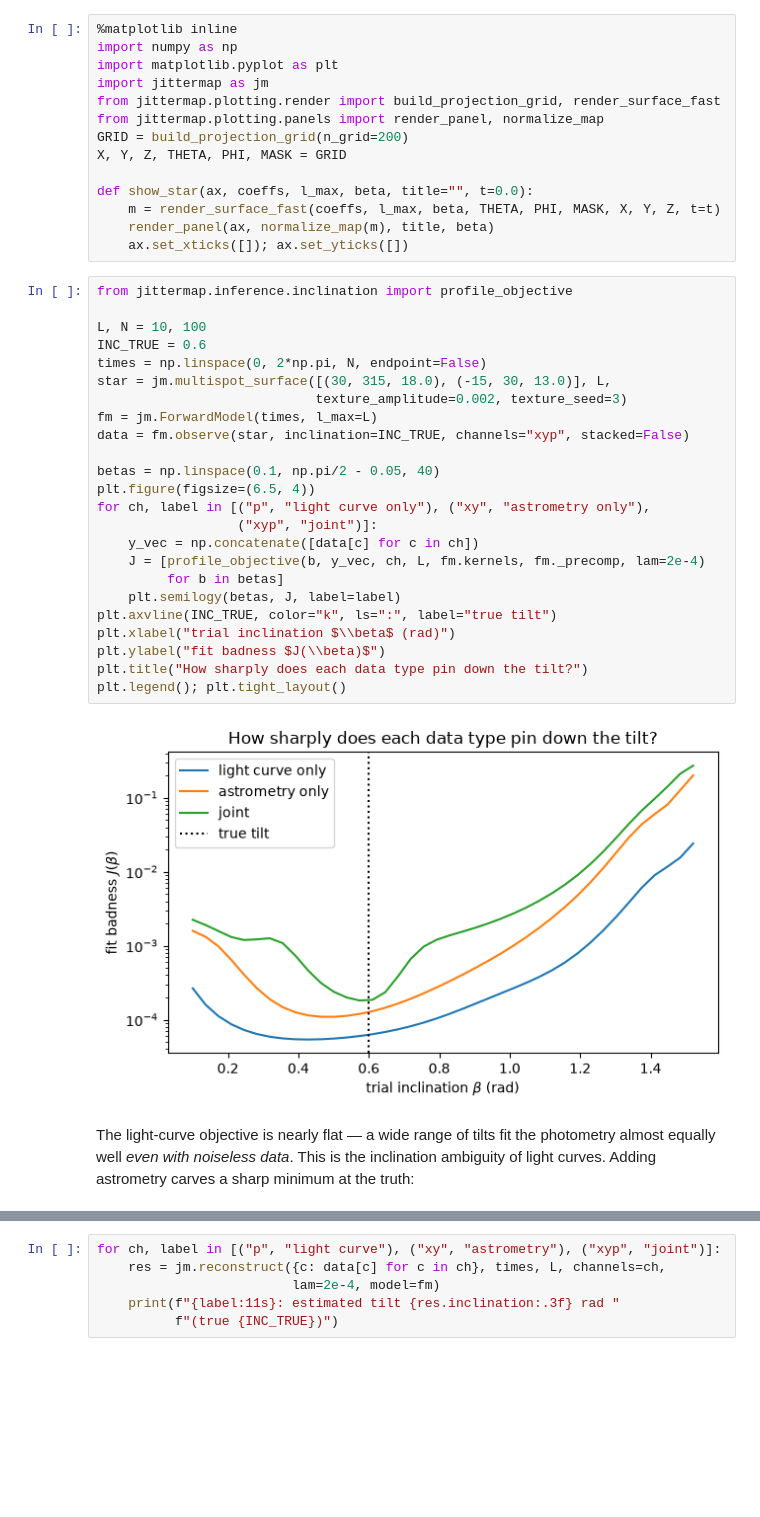
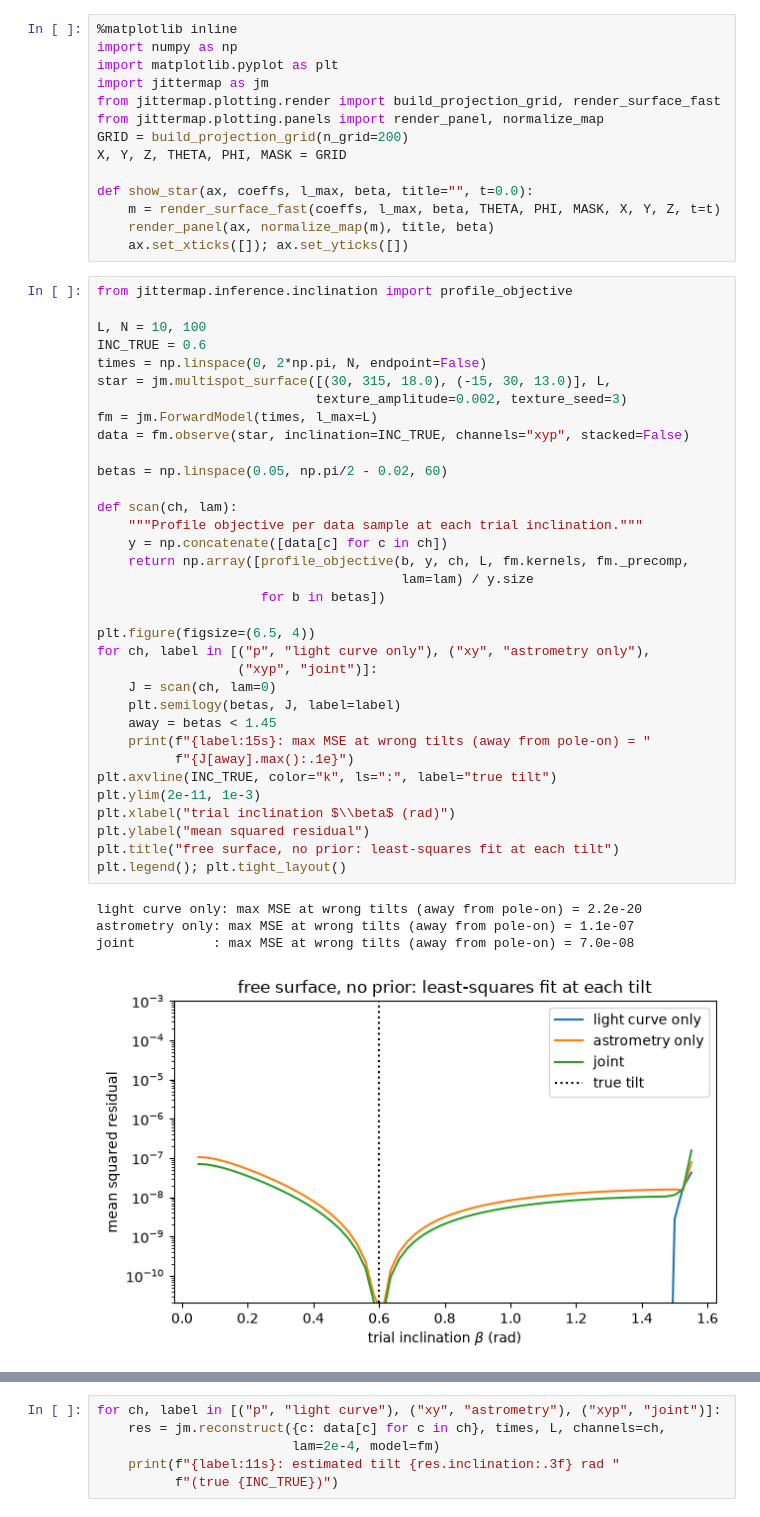
Before and after one commit to xiaziyna/jittermap, a Jupyter notebook: notebooks/05_inclination_and_fourier.ipynb, the cells around one changed output, grey strips where cells are left out. Saved outputs shown, nothing was run; the diff lists cells and outputs as text; blank space fills up the shorter version.

Commit message:
Rework inclination tutorial: three surface-assumption regimes; vectorize spot generation

```diff
--- a/notebooks/05_inclination_and_fourier.ipynb
+++ b/notebooks/05_inclination_and_fourier.ipynb
@@ -22,34 +26,42 @@ def show_star(ax, coeffs, l_max, beta, title="", t=0.0):
     m = render_surface_fast(coeffs, l_max, beta, THETA, PHI, MASK, X, Y, Z, t=t)
     render_panel(ax, normalize_map(m), title, beta)
     ax.set_xticks([]); ax.set_yticks([])
-# %%
-from jittermap.inference.inclination import profile_objective
-
-L, N = 10, 100
-INC_TRUE = 0.6
-times = np.linspace(0, 2*np.pi, N, endpoint=False)
-star = jm.multispot_surface([(30, 315, 18.0), (-15, 30, 13.0)], L,
-                            texture_amplitude=0.002, texture_seed=3)
-fm = jm.ForwardModel(times, l_max=L)
-data = fm.observe(star, inclination=INC_TRUE, channels="xyp", stacked=False)
-
-betas = np.linspace(0.1, np.pi/2 - 0.05, 40)
-plt.figure(figsize=(6.5, 4))
-for ch, label in [("p", "light curve only"), ("xy", "astrometry only"),
-                  ("xyp", "joint")]:
-    y_vec = np.concatenate([data[c] for c in ch])
-    J = [profile_objective(b, y_vec, ch, L, fm.kernels, fm._precomp, lam=2e-4)
-         for b in betas]
-    plt.semilogy(betas, J, label=label)
-plt.axvline(INC_TRUE, color="k", ls=":", label="true tilt")
-plt.xlabel("trial inclination $\\beta$ (rad)")
-plt.ylabel("fit badness $J(\\beta)$")
-plt.title("How sharply does each data type pin down the tilt?")
-plt.legend(); plt.tight_layout()
-# %% [output]
-[figure, removed]
-# %% [markdown]
-The light-curve objective is nearly flat — a wide range of tilts fit the
-photometry almost equally well *even with noiseless data*. This is the
-inclination ambiguity of light curves. Adding astrometry carves a sharp
-minimum at the truth:
+# %%
+from jittermap.inference.inclination import profile_objective
+
+L, N = 10, 100
+INC_TRUE = 0.6
+times = np.linspace(0, 2*np.pi, N, endpoint=False)
+star = jm.multispot_surface([(30, 315, 18.0), (-15, 30, 13.0)], L,
+                            texture_amplitude=0.002, texture_seed=3)
+fm = jm.ForwardModel(times, l_max=L)
+data = fm.observe(star, inclination=INC_TRUE, channels="xyp", stacked=False)
+
+betas = np.linspace(0.05, np.pi/2 - 0.02, 60)
+
+def scan(ch, lam):
+    """Profile objective per data sample at each trial inclination."""
+    y = np.concatenate([data[c] for c in ch])
+    return np.array([profile_objective(b, y, ch, L, fm.kernels, fm._precomp,
+                                       lam=lam) / y.size
+                     for b in betas])
+
+plt.figure(figsize=(6.5, 4))
+for ch, label in [("p", "light curve only"), ("xy", "astrometry only"),
+                  ("xyp", "joint")]:
+    J = scan(ch, lam=0)
+    plt.semilogy(betas, J, label=label)
+    away = betas < 1.45
+    print(f"{label:15s}: max MSE at wrong tilts (away from pole-on) = "
+          f"{J[away].max():.1e}")
+plt.axvline(INC_TRUE, color="k", ls=":", label="true tilt")
+plt.ylim(2e-11, 1e-3)
+plt.xlabel("trial inclination $\\beta$ (rad)")
+plt.ylabel("mean squared residual")
+plt.title("free surface, no prior: least-squares fit at each tilt")
+plt.legend(); plt.tight_layout()
+# %% [output]
+light curve only: max MSE at wrong tilts (away from pole-on) = 2.2e-20
+astrometry only: max MSE at wrong tilts (away from pole-on) = 1.1e-07
+joint          : max MSE at wrong tilts (away from pole-on) = 7.0e-08
+[figure, added]
```
Also changed, not shown: parts of 8 cells of this notebook, 1 other file.
